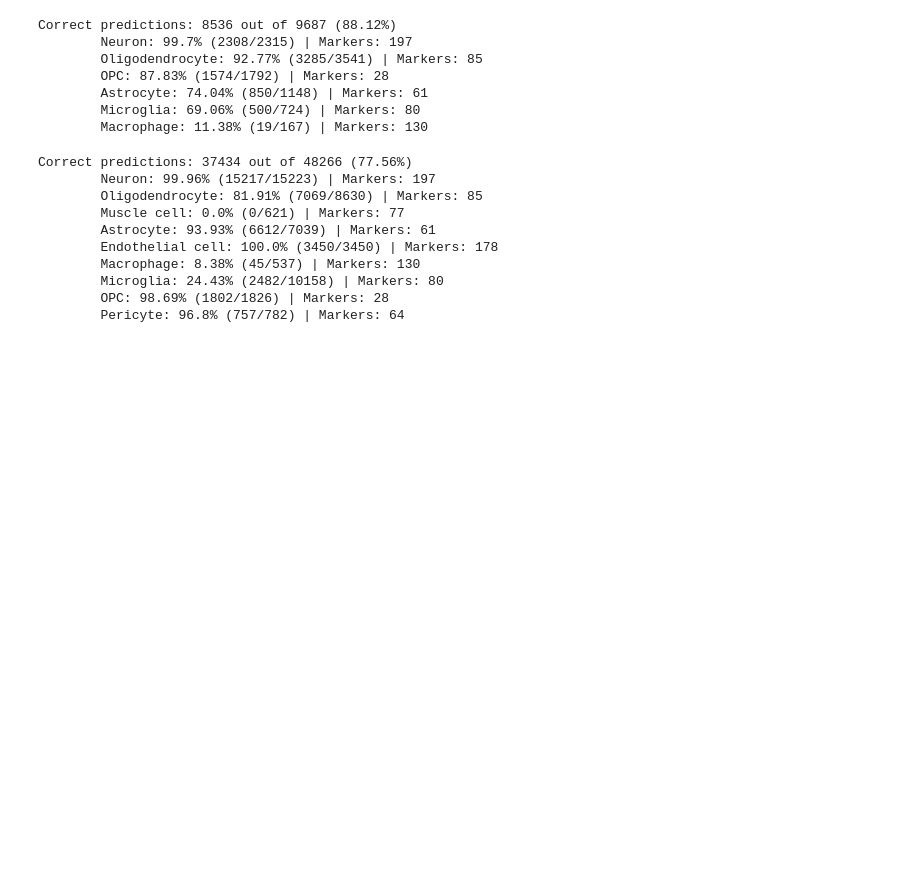
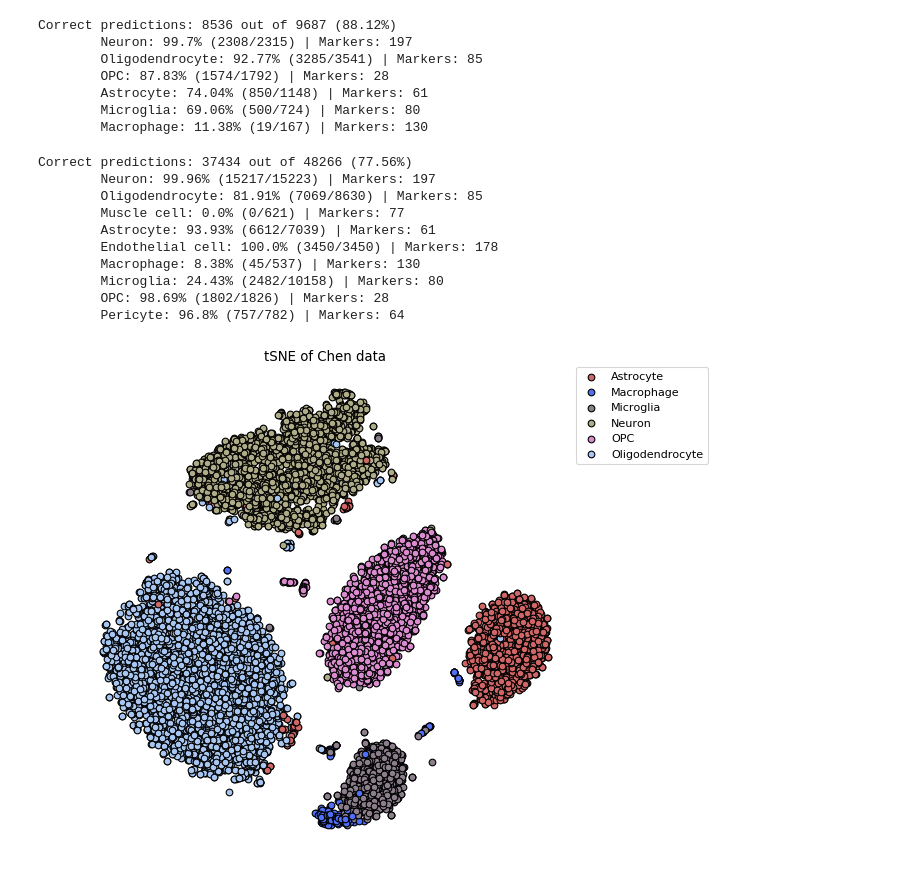
Before and after one commit to LongarMD/MarkerGenes, a Jupyter notebook: Experiments/Experiment1_Brain.ipynb, the cells around one changed output. Saved outputs shown, nothing was run; the diff lists cells and outputs as text; code cells hidden in the pictures; blank space fills up the shorter version.

```diff
--- a/Experiments/Experiment1_Brain.ipynb
+++ b/Experiments/Experiment1_Brain.ipynb
@@ -157,3 +157,10 @@ Correct predictions: 37434 out of 48266 (77.56%)
         Microglia: 24.43% (2482/10158) | Markers: 80
         OPC: 98.69% (1802/1826) | Markers: 28
         Pericyte: 96.8% (757/782) | Markers: 64
+# %%
+from sklearn.manifold import TSNE
+tsne = TSNE()
+# %%
+saly.draw_embedding(chen_cell_activations, chen_data.obs['labels'], tsne, colours=colours, graph_title='tSNE of Chen data')
+# %% [output]
+[figure, added]
```
